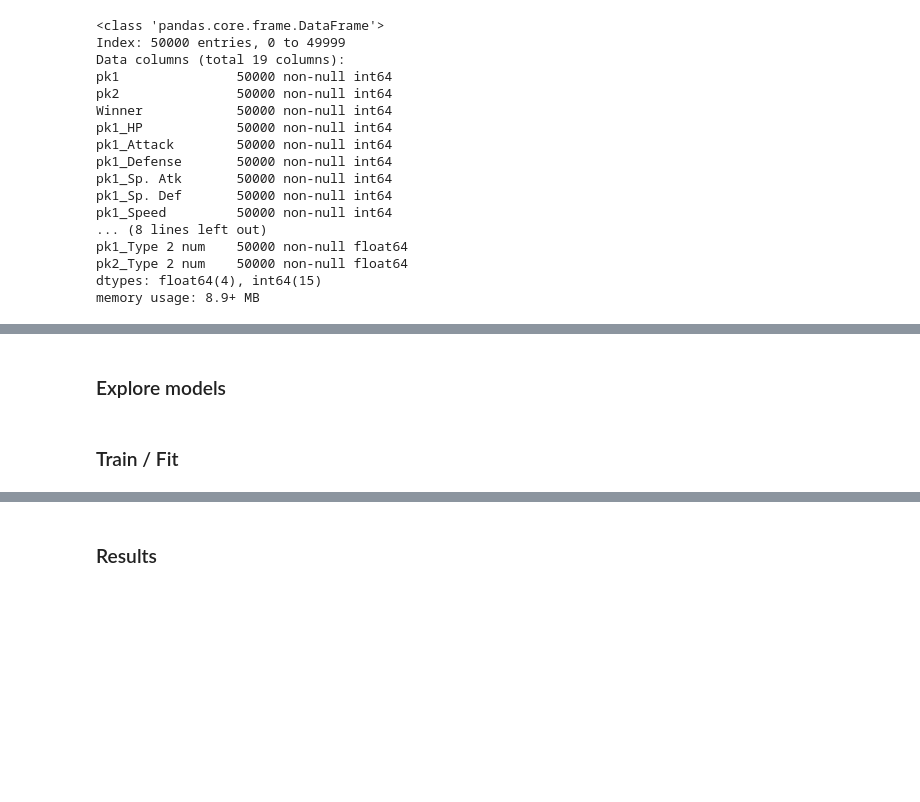
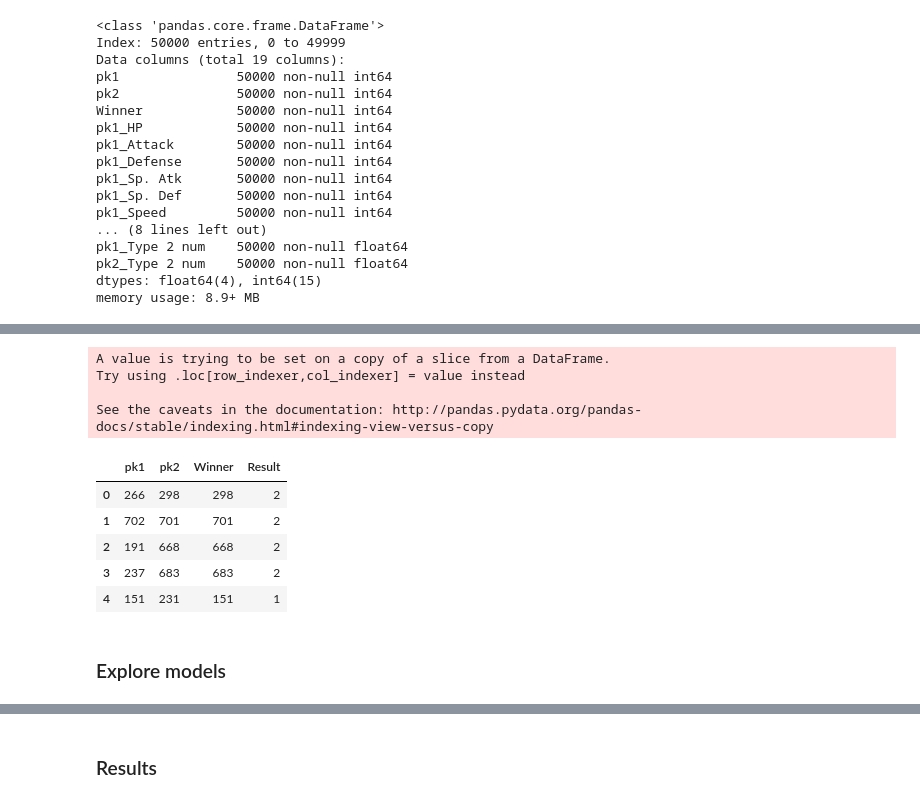
Before and after one commit to alcinoluiz/pokemon-challenge, a Jupyter notebook: Pokemon Challenge 1x1.ipynb, the cells around one changed output, grey strips where cells are left out. Saved outputs shown, nothing was run; the diff lists cells and outputs as text; code cells hidden in the pictures; blank space fills up the shorter version.

```diff
--- a/Pokemon Challenge 1x1.ipynb
+++ b/Pokemon Challenge 1x1.ipynb
@@ -722,0 +756,15 @@ memory usage: 8.9+ MB
+# %%
+y = cbt_train[['pk1', 'pk2', 'Winner']]
+y['Result'] = np.where(y['pk1'] == y['Winner'], 1, 2);
+y.head()
+# %% [output]
+A value is trying to be set on a copy of a slice from a DataFrame.
+Try using .loc[row_indexer,col_indexer] = value instead
+
+See the caveats in the documentation: http://pandas.pydata.org/pandas-docs/stable/indexing.html#indexing-view-versus-copy
+|  | pk1 | pk2 | Winner | Result |
+| 0 | 266 | 298 | 298 | 2 |
+| 1 | 702 | 701 | 701 | 2 |
+| 2 | 191 | 668 | 668 | 2 |
+| 3 | 237 | 683 | 683 | 2 |
+| 4 | 151 | 231 | 151 | 1 |
@@ -723,4 +774,2 @@ memory usage: 8.9+ MB
 # %% [markdown]
 ###  Explore models
-# %% [markdown]
-### Train / Fit
```
Also changed, not shown: parts of 42 cells of this notebook, 1 other file.
